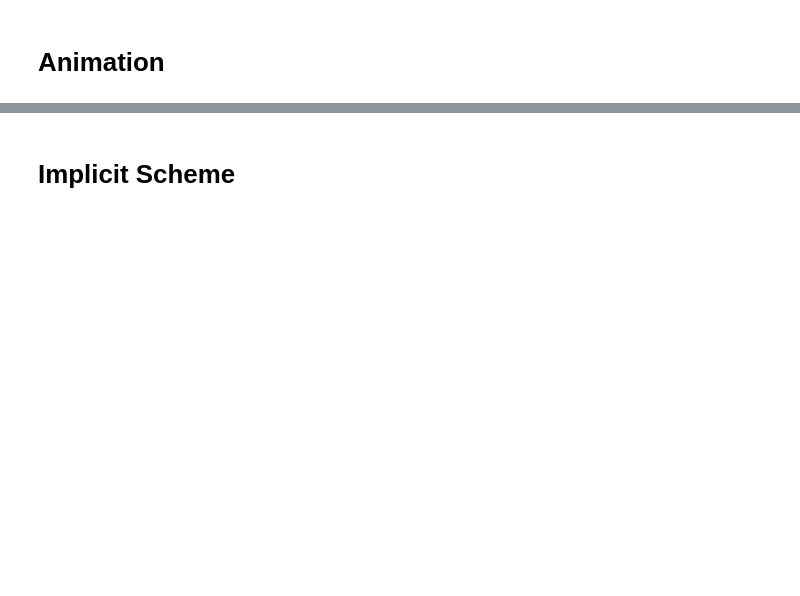
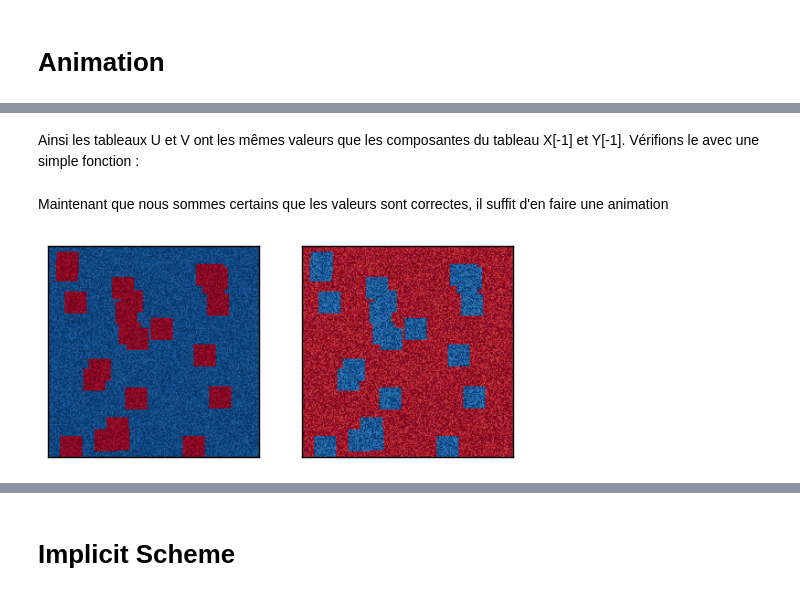
Before and after one commit to LusArt/Reaction-Diffusion, a Jupyter notebook: Reaction_by_a_hundred.ipynb, the cells around one changed output, grey strips where cells are left out. Saved outputs shown, nothing was run; the diff lists cells and outputs as text; code cells hidden in the pictures; blank space fills up the shorter version.

```diff
--- a/Reaction_by_a_hundred.ipynb
+++ b/Reaction_by_a_hundred.ipynb
@@ -111,0 +166,4 @@ from IPython.display import HTML
+# %%
+A,B,X,Y = gsmodel2(U,V,n,nt,Du,Dv,F,k,dt,dh,100)
+# %% [markdown]
+Ainsi les tableaux U et V ont les mêmes valeurs que les composantes du tableau X[-1] et Y[-1]. Vérifions le avec une simple fonction :
@@ -111,0 +175,12 @@ from IPython.display import HTML
+# %% [markdown]
+Maintenant que nous sommes certains que les valeurs sont correctes, il suffit d'en faire une animation
+# %%
+fig = pyplot.figure()
+pyplot.subplot(121)
+im0 = pyplot.imshow(X[0], cmap=cm.RdBu)
+pyplot.xticks([]), pyplot.yticks([]);
+pyplot.subplot(122)
+im1 = pyplot.imshow(Y[0], cmap=cm.RdBu)
+pyplot.xticks([]), pyplot.yticks([]);
+# %% [output]
+[figure, added]
```
Also changed, not shown: parts of 52 cells of this notebook.
